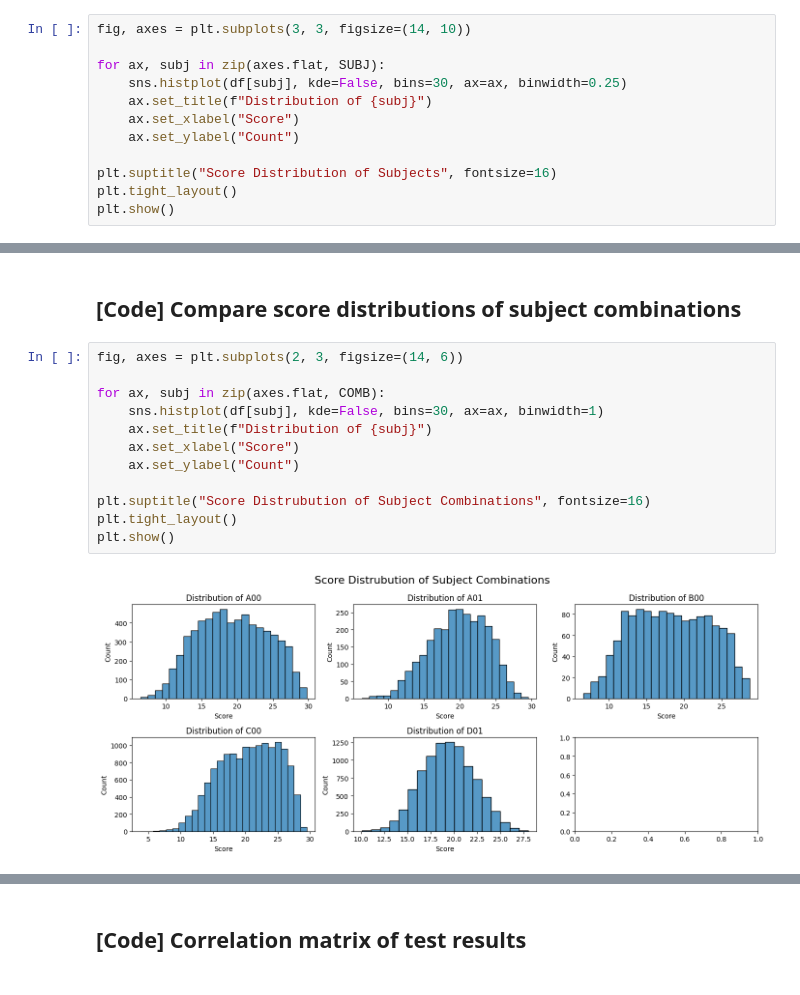
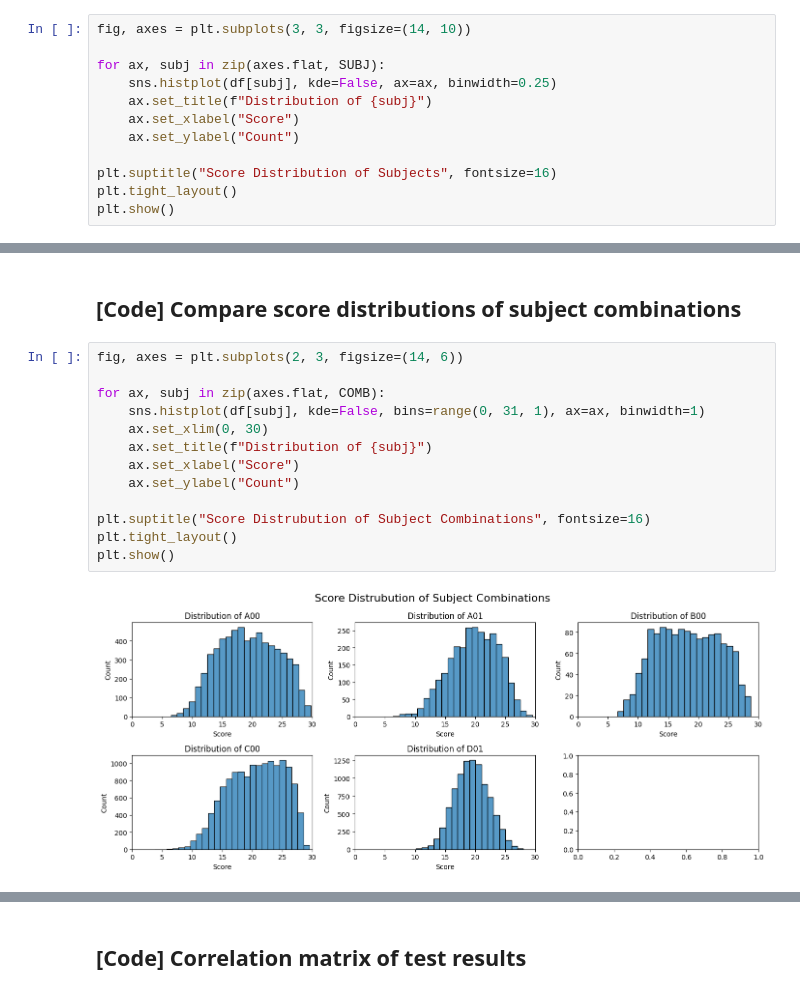
Before and after one commit to hmd-dsai/thptqg25-thanh_hoa, a Jupyter notebook: notebooks/eda.ipynb, the cells around one changed output, grey strips where cells are left out. Saved outputs shown, nothing was run; the diff lists cells and outputs as text.

```diff
--- a/notebooks/eda.ipynb
+++ b/notebooks/eda.ipynb
@@ -37,7 +41,7 @@ Constant lists declared
 fig, axes = plt.subplots(3, 3, figsize=(14, 10))
 
 for ax, subj in zip(axes.flat, SUBJ):
-    sns.histplot(df[subj], kde=False, bins=30, ax=ax, binwidth=0.25)
+    sns.histplot(df[subj], kde=False, ax=ax, binwidth=0.25)
     ax.set_title(f"Distribution of {subj}")
     ax.set_xlabel("Score")
     ax.set_ylabel("Count")
@@ -57,14 +63,15 @@ Takeaway:
 # %%
 fig, axes = plt.subplots(2, 3, figsize=(14, 6))
 
 for ax, subj in zip(axes.flat, COMB):
-    sns.histplot(df[subj], kde=False, bins=30, ax=ax, binwidth=1)
+    sns.histplot(df[subj], kde=False, bins=range(0, 31, 1), ax=ax, binwidth=1)
+    ax.set_xlim(0, 30)
     ax.set_title(f"Distribution of {subj}")
     ax.set_xlabel("Score")
     ax.set_ylabel("Count")
 
 plt.suptitle("Score Distrubution of Subject Combinations", fontsize=16)
 plt.tight_layout()
 plt.show()
 # %% [output]
-[figure, old version]
+[figure, new version]
```
Also changed, not shown: parts of 6 cells of this notebook, 1 other file.
